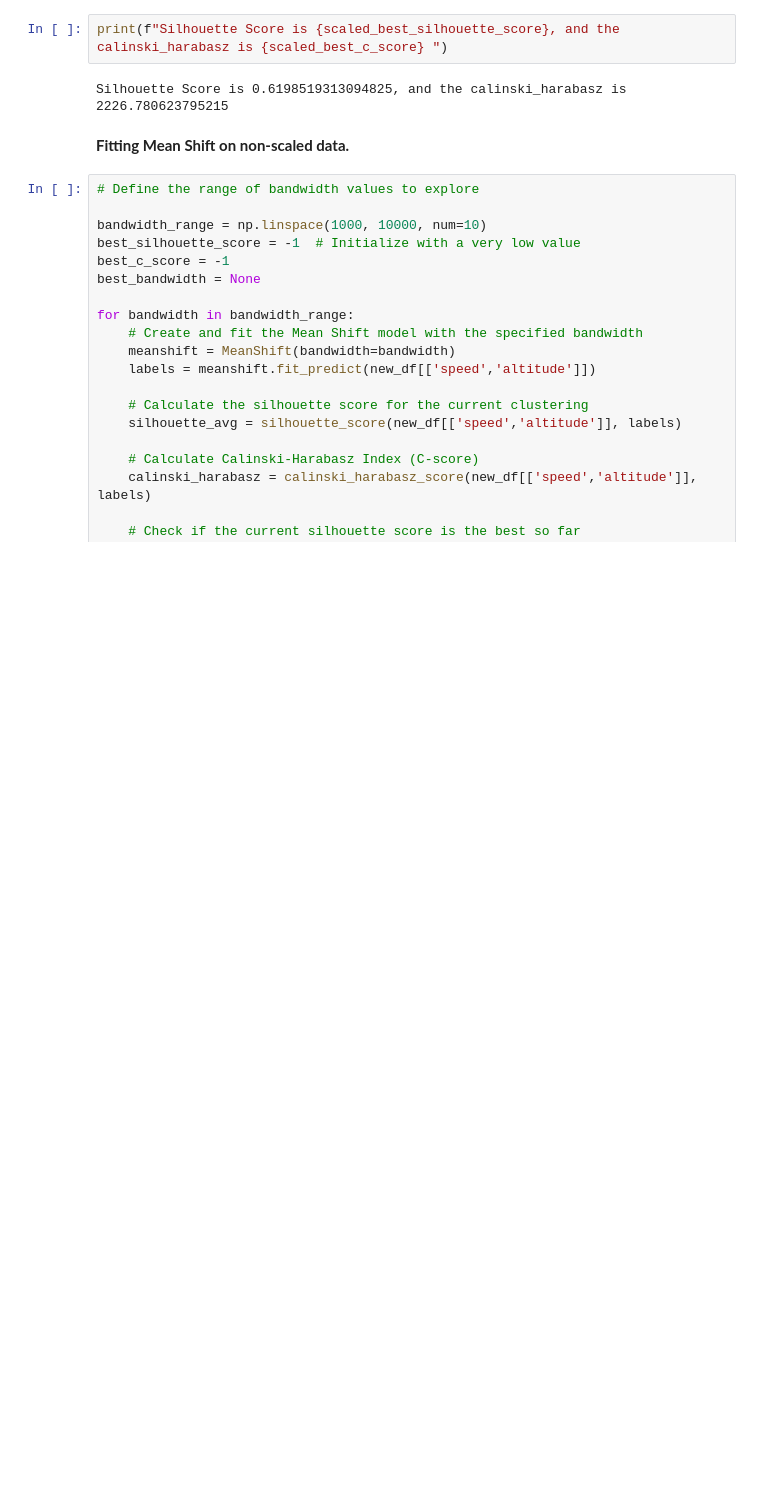
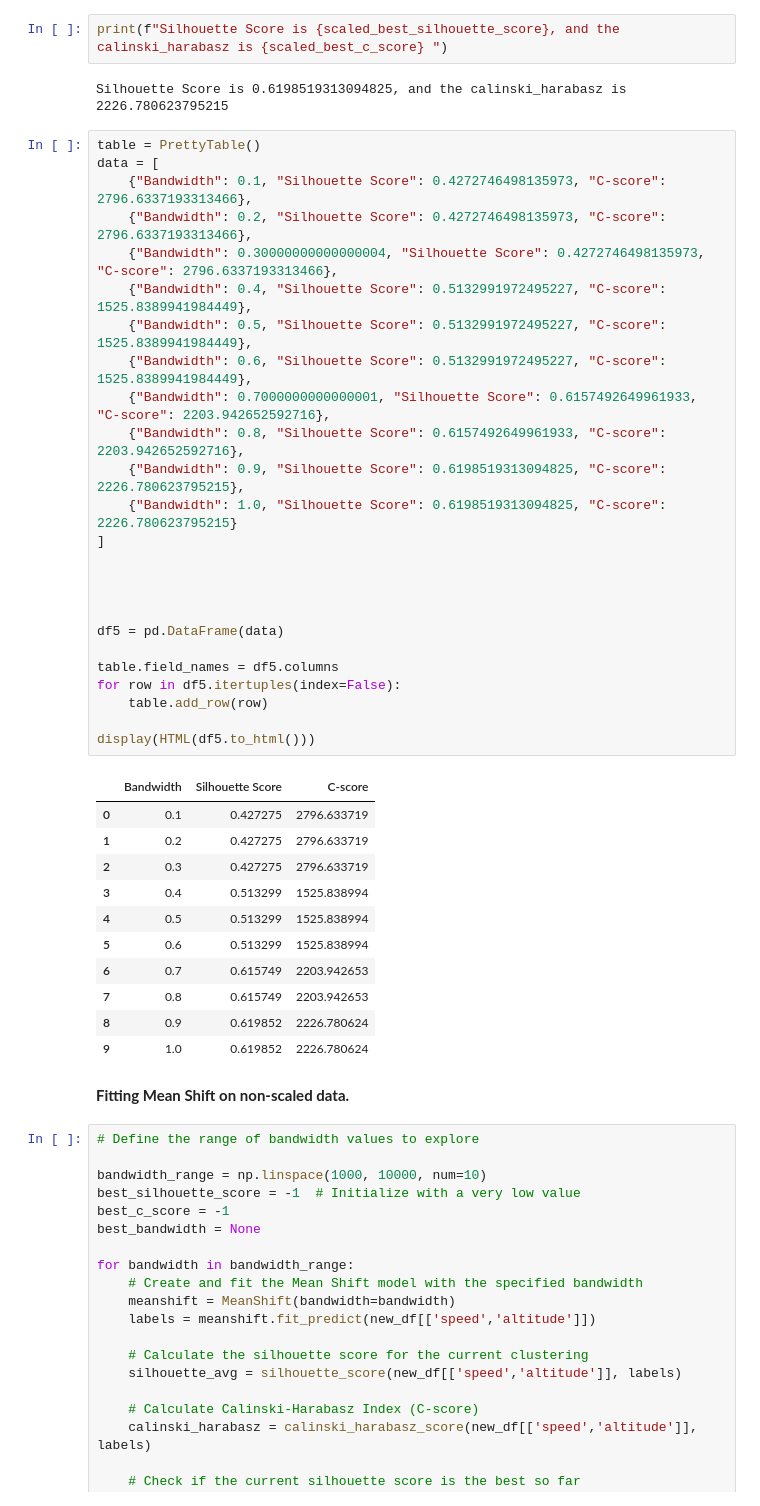
Before and after one commit to mrme77/Flight-Patterns-Clustering-using-ML-Algorithms., a Jupyter notebook: Project7Notebook.ipynb, the cells around one changed output. Saved outputs shown, nothing was run; the diff lists cells and outputs as text; blank space fills up the shorter version.

```diff
--- a/Project7Notebook.ipynb
+++ b/Project7Notebook.ipynb
@@ -999,6 +1017,43 @@ Best Silhouette Score is 0.6198519313094825, the best number of clusters is 2, a
 print(f"Silhouette Score is {scaled_best_silhouette_score}, and the calinski_harabasz is {scaled_best_c_score} ")
 # %% [output]
 Silhouette Score is 0.6198519313094825, and the calinski_harabasz is 2226.780623795215
+# %%
+table = PrettyTable()
+data = [
+    {"Bandwidth": 0.1, "Silhouette Score": 0.4272746498135973, "C-score": 2796.6337193313466},
+    {"Bandwidth": 0.2, "Silhouette Score": 0.4272746498135973, "C-score": 2796.6337193313466},
+    {"Bandwidth": 0.30000000000000004, "Silhouette Score": 0.4272746498135973, "C-score": 2796.6337193313466},
+    {"Bandwidth": 0.4, "Silhouette Score": 0.5132991972495227, "C-score": 1525.8389941984449},
+    {"Bandwidth": 0.5, "Silhouette Score": 0.5132991972495227, "C-score": 1525.8389941984449},
+    {"Bandwidth": 0.6, "Silhouette Score": 0.5132991972495227, "C-score": 1525.8389941984449},
+    {"Bandwidth": 0.7000000000000001, "Silhouette Score": 0.6157492649961933, "C-score": 2203.942652592716},
+    {"Bandwidth": 0.8, "Silhouette Score": 0.6157492649961933, "C-score": 2203.942652592716},
+    {"Bandwidth": 0.9, "Silhouette Score": 0.6198519313094825, "C-score": 2226.780623795215},
+    {"Bandwidth": 1.0, "Silhouette Score": 0.6198519313094825, "C-score": 2226.780623795215}
+]
+
+
+
+
+df5 = pd.DataFrame(data)
+
+table.field_names = df5.columns
+for row in df5.itertuples(index=False):
+    table.add_row(row)
+
+display(HTML(df5.to_html()))
+# %% [output]
+|  | Bandwidth | Silhouette Score | C-score |
+| 0 | 0.1 | 0.427275 | 2796.633719 |
+| 1 | 0.2 | 0.427275 | 2796.633719 |
+| 2 | 0.3 | 0.427275 | 2796.633719 |
+| 3 | 0.4 | 0.513299 | 1525.838994 |
+| 4 | 0.5 | 0.513299 | 1525.838994 |
+| 5 | 0.6 | 0.513299 | 1525.838994 |
+| 6 | 0.7 | 0.615749 | 2203.942653 |
+| 7 | 0.8 | 0.615749 | 2203.942653 |
+| 8 | 0.9 | 0.619852 | 2226.780624 |
+| 9 | 1.0 | 0.619852 | 2226.780624 |
 # %% [markdown]
 <p><b> Fitting Mean Shift on non-scaled data.</b></p>
 # %%
```
Also changed, not shown: parts of 14 cells of this notebook.
